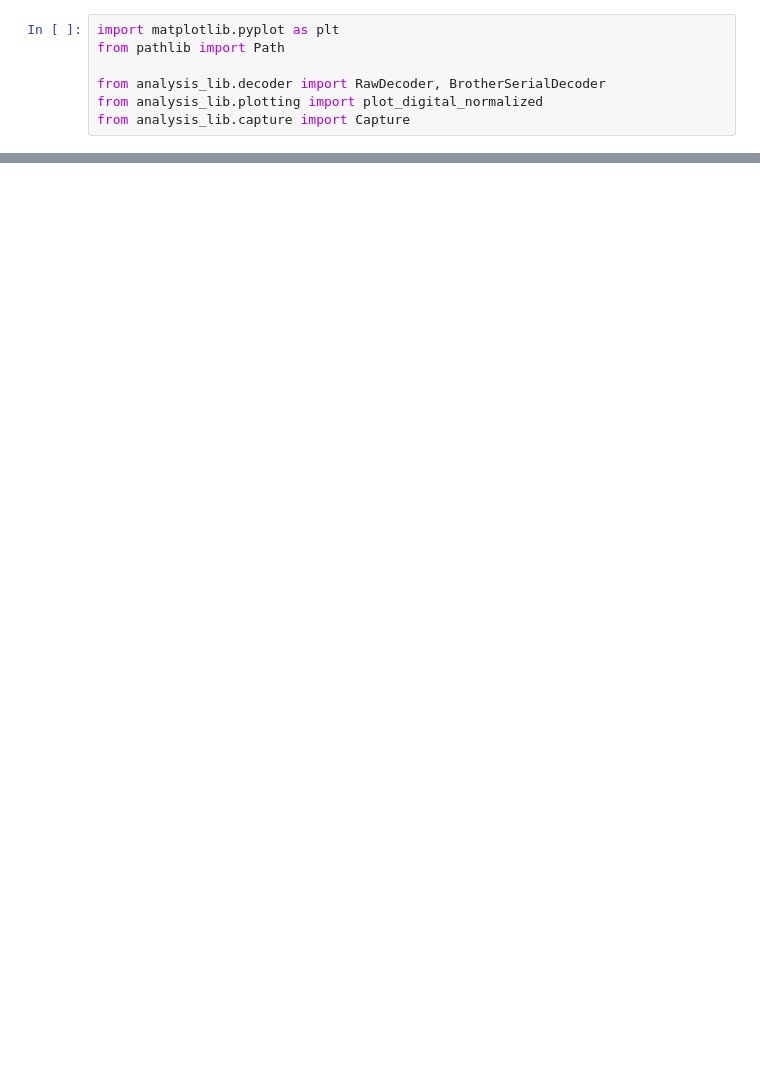
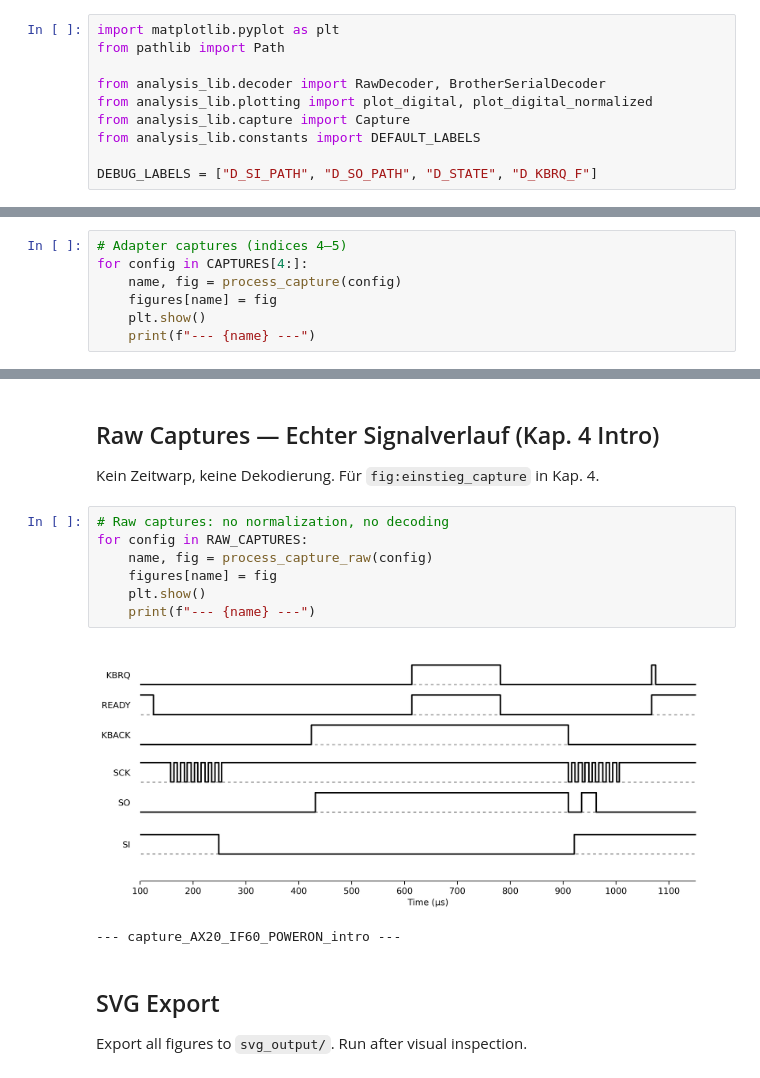
Before and after one commit to LooksLikeThomas/brother-serial-interface-adapter, a Jupyter notebook: protocol-analysis/viz.ipynb, the cells around one changed output, grey strips where cells are left out. Saved outputs shown, nothing was run; the diff lists cells and outputs as text; blank space fills up the shorter version.

```diff
--- a/protocol-analysis/viz.ipynb
+++ b/protocol-analysis/viz.ipynb
@@ -3,5 +3,8 @@ import matplotlib.pyplot as plt
 from pathlib import Path
 
 from analysis_lib.decoder import RawDecoder, BrotherSerialDecoder
-from analysis_lib.plotting import plot_digital_normalized
+from analysis_lib.plotting import plot_digital, plot_digital_normalized
 from analysis_lib.capture import Capture
+from analysis_lib.constants import DEFAULT_LABELS
+
+DEBUG_LABELS = ["D_SI_PATH", "D_SO_PATH", "D_STATE", "D_KBRQ_F"]
@@ -41,0 +184,7 @@ print(f"Saved: {svg_path}")
+# %%
+# Adapter captures (indices 4–5)
+for config in CAPTURES[4:]:
+    name, fig = process_capture(config)
+    figures[name] = fig
+    plt.show()
+    print(f"--- {name} ---")
@@ -41,0 +196,16 @@ print(f"Saved: {svg_path}")
+# %% [markdown]
+## Raw Captures — Echter Signalverlauf (Kap. 4 Intro)
+Kein Zeitwarp, keine Dekodierung. Für `fig:einstieg_capture` in Kap. 4.
+# %%
+# Raw captures: no normalization, no decoding
+for config in RAW_CAPTURES:
+    name, fig = process_capture_raw(config)
+    figures[name] = fig
+    plt.show()
+    print(f"--- {name} ---")
+# %% [output]
+[figure, added]
+--- capture_AX20_IF60_POWERON_intro ---
+# %% [markdown]
+## SVG Export
+Export all figures to `svg_output/`. Run after visual inspection.
```
Also changed, not shown: parts of 9 cells of this notebook, 1 other file.
